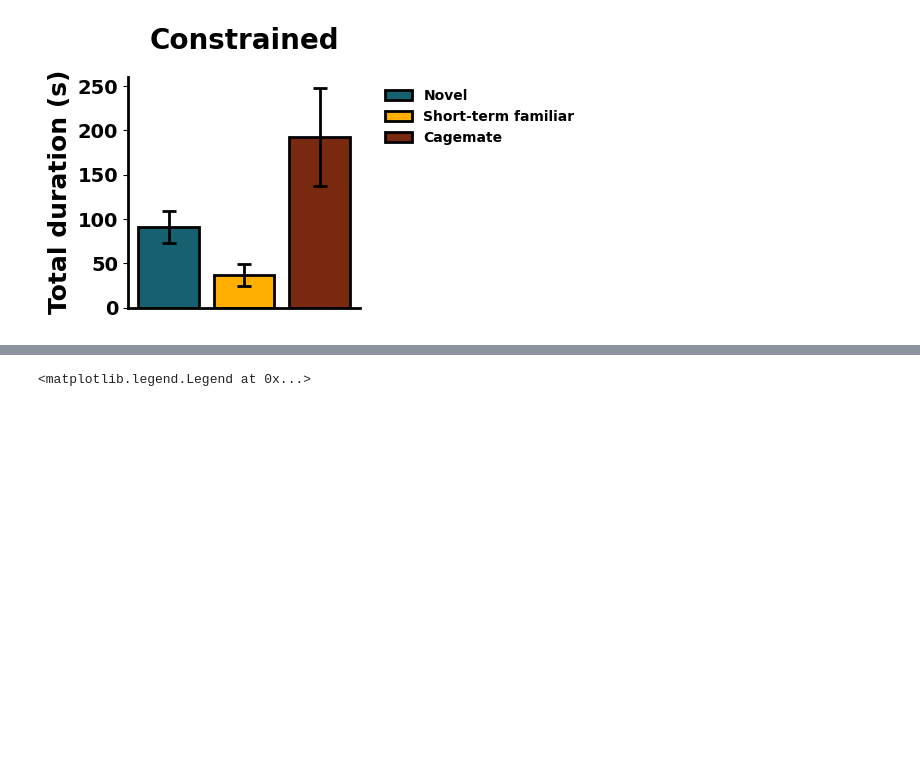
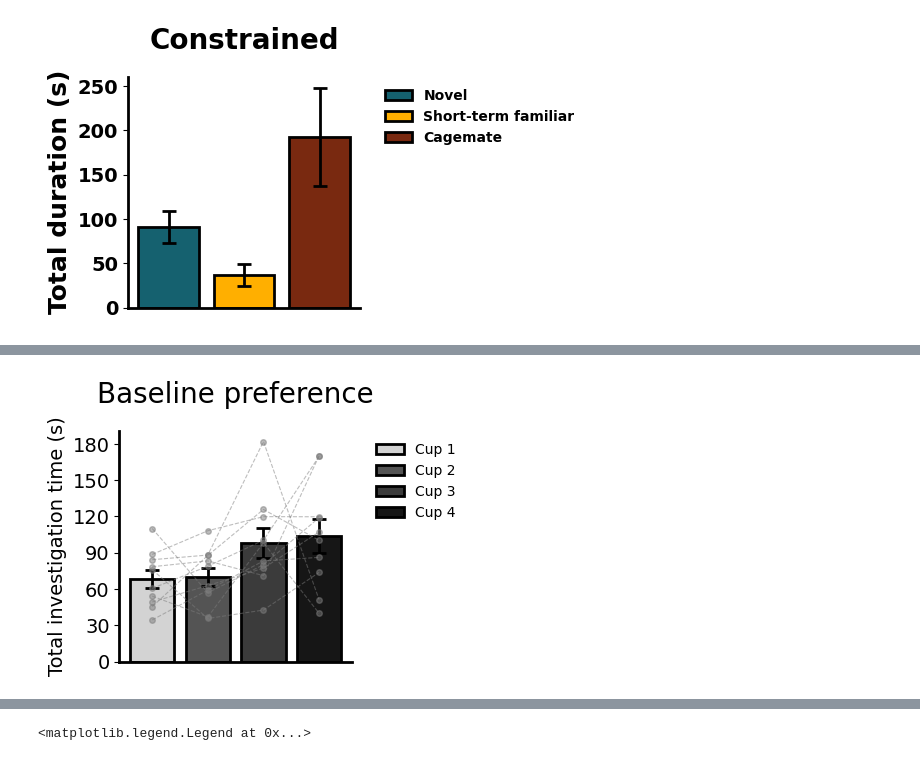
Before and after one commit to padillacoreanolab/diff_fam_social_memory_ephys, a Jupyter notebook: pilot2/cups_phase4/cups_behavior_analysis.ipynb, the cells around one changed output, grey strips where cells are left out. Saved outputs shown, nothing was run; the diff lists cells and outputs as text; code cells hidden in the pictures; blank space fills up the shorter version.

```diff
--- a/pilot2/cups_phase4/cups_behavior_analysis.ipynb
+++ b/pilot2/cups_phase4/cups_behavior_analysis.ipynb
@@ -564,0 +582,6 @@ Paired t-test results with Holm-Bonferroni correction:
+# %%
+total_time_df['cagemate DI'] = (total_time_df['cagemate'] - total_time_df['empty']) / (total_time_df['cagemate'] + total_time_df['empty'])
+total_time_df['familiar DI'] = (total_time_df['familiar'] - total_time_df['empty']) / (total_time_df['familiar'] + total_time_df['empty'])
+total_time_df['novel DI'] = (total_time_df['novel'] - total_time_df['empty']) / (total_time_df['novel'] + total_time_df['empty'])
+
+total_time_df
@@ -564,0 +680,75 @@ Paired t-test results with Holm-Bonferroni correction:
+# %%
+cup_df = total_time_df[['cup 1','cup 2', 'cup 3', 'cup 4']]
+# %%
+plt.rcParams['font.weight'] = 'normal'
+plt.rcParams['axes.titleweight'] = 'normal'
+plt.rcParams['axes.labelweight'] = 'normal'
+import matplotlib.ticker as ticker
+
+event_agent_preference_averages = {}
+avg_events = []
+sem_events = []
+for event in ['cup 1', 'cup 2', 'cup 3', 'cup 4']:
+    avg_event = total_time_df[event].mean()
+    sem_event = sem(total_time_df[event])
+    event_agent_preference_averages[event] = (avg_event, sem_event)
+    avg_events.append(avg_event)
+    sem_events.append(sem_event)
+avg_events = np.array(avg_events)
+sem_events = np.array(sem_events)
+event_agent_preference_averages
+
+event_agent_preference_averages
+avg_events = [event_agent_preference_averages['cup 1'][0],
+              event_agent_preference_averages['cup 2'][0],
+              event_agent_preference_averages['cup 3'][0],
+              event_agent_preference_averages['cup 4'][0]]
+sem_events = [event_agent_preference_averages['cup 1'][1],
+              event_agent_preference_averages['cup 2'][1],
+              event_agent_preference_averages['cup 3'][1],
+              event_agent_preference_averages['cup 4'][1]]
+
+plt.rcParams['font.weight'] = 'bold'  # Set font weight to bold (not bold)
+plt.rcParams['axes.titleweight'] = 'bold'  # Set axis title font weight to bold
+plt.rcParams['axes.labelweight'] = 'bold'  # Set axis label font weight to bold
+
+color_id_dict = {'cup 1': hex_2_rgb("#D3D3D3"),
+                'cup 2': hex_2_rgb("#545454"),
+                'cup 3': hex_2_rgb("#3B3B3B"),
+                'cup 4': hex_2_rgb("#161616"),
+                }
+hatches = ['','','', '']
+plt.figure(figsize= (3,3))
+plt.bar(x=np.arange(len(color_id_dict)), height=avg_events, yerr=sem_events,
+            color = color_id_dict.values(), hatch = hatches,
+            edgecolor = ['black', 'black', 'black', 'black'], linewidth = 2,
+            capsize = 5, error_kw={'elinewidth': 2, 'capthick': 2})
+for j in range(cup_df.shape[0]):
+    plt.plot(np.arange(cup_df.shape[1]), cup_df.iloc[j, :], color="#7d7d7d", linestyle="--",
+            marker="o", markersize=4, linewidth=0.8, alpha = 0.5,zorder=4)
+plt.xticks([],rotation=45)
+plt.ylabel('Total investigation time (s)', fontsize = 14, fontweight = 'normal')
+plt.gca().spines['top'].set_visible(False)
+plt.gca().spines['right'].set_visible(False)
+plt.xticks(fontsize=14, fontweight = 'normal')
+plt.yticks(fontsize=14, fontweight = 'normal')
+plt.gca().spines['bottom'].set_linewidth(2)  # X-axis
+plt.gca().spines['left'].set_linewidth(2)
+plt.title('Baseline preference', fontsize = 20, pad = 20, fontweight = 'normal')
+plt.gca().yaxis.set_major_formatter(ticker.FormatStrFormatter('%.0f'))
+plt.gca().yaxis.set_major_locator(ticker.MultipleLocator(30))
+# Create custom legend
+legend_elements = [
+    plt.Rectangle((0, 0), 1, 1, facecolor=color_id_dict['cup 1'], edgecolor='black', linewidth=2, label='Cup 1'),
+    plt.Rectangle((0, 0), 1, 1, facecolor=color_id_dict['cup 2'], edgecolor='black', linewidth=2, label='Cup 2'),
+    plt.Rectangle((0, 0), 1, 1, facecolor=color_id_dict['cup 3'], edgecolor='black', linewidth=2, label='Cup 3'),
+    plt.Rectangle((0, 0), 1, 1, facecolor=color_id_dict['cup 4'], edgecolor='black', linewidth=2, label='Cup 4')
+]
+
+# Add the legend
+leg = plt.legend(handles=legend_elements, fontsize=10, frameon=False, loc='best', bbox_to_anchor=(1.05, 1))
+for text in leg.get_texts():
+    text.set_fontweight('normal')
+plt.savefig("albert_cups/baseline_pref.pdf", bbox_inches="tight", dpi=600)
+# %% [output]
+[figure, added]
```
Also changed, not shown: parts of 20 cells of this notebook, 11 other files.
